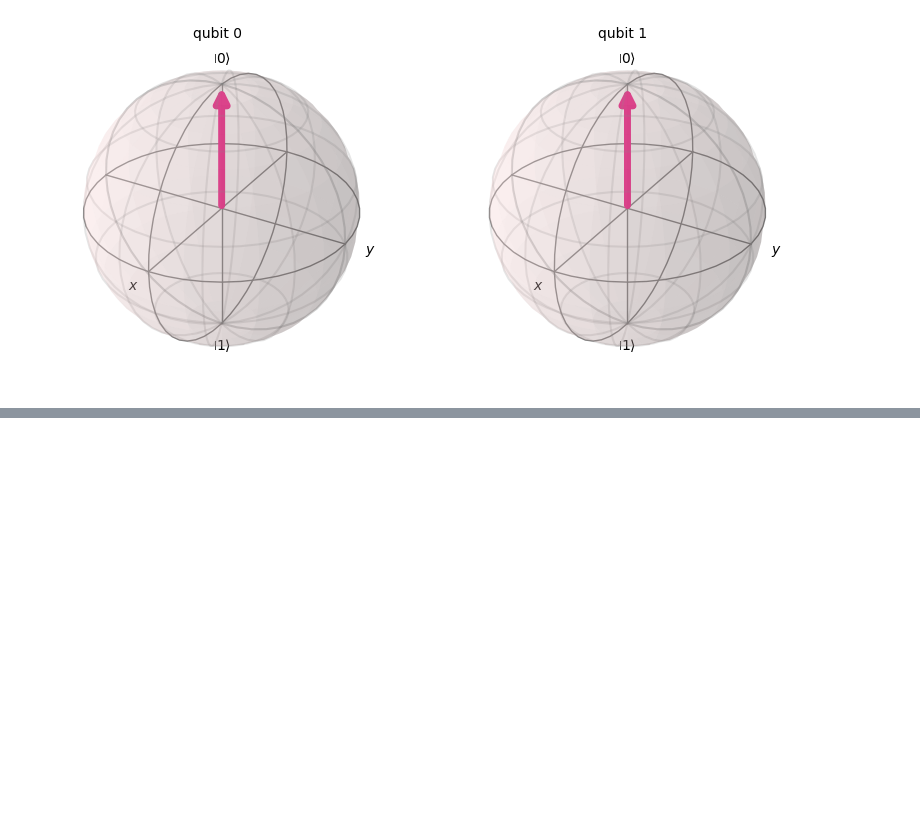
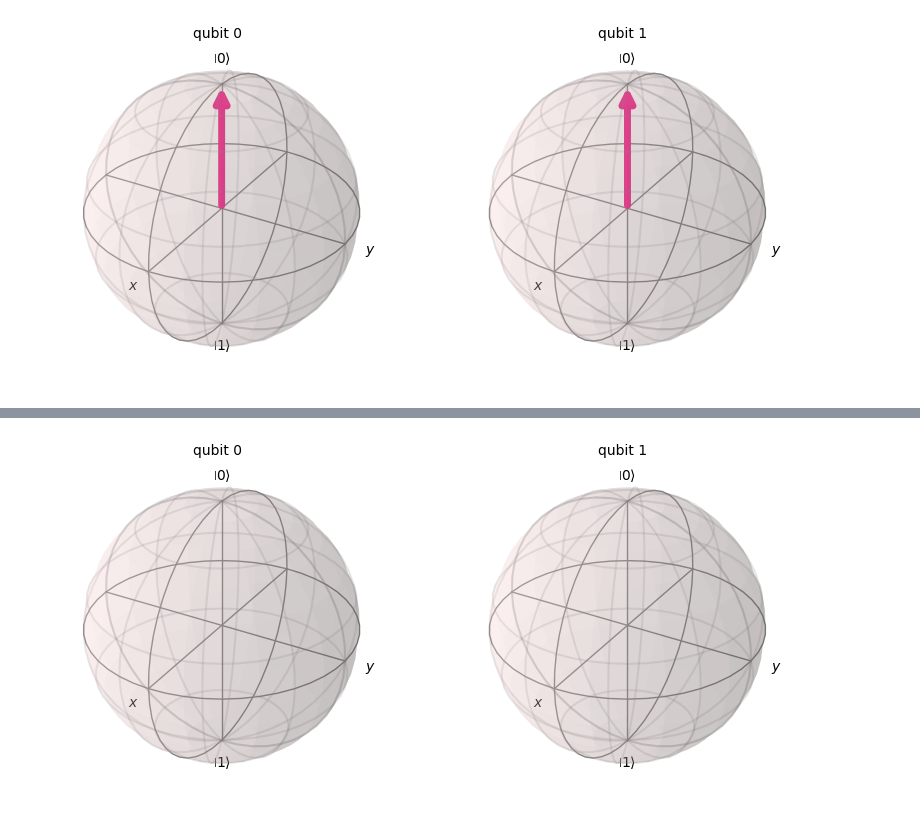
Before and after one commit to Jordi008/quantumCode, a Jupyter notebook: The Complete Quantum Computing Course/Software/PhaseAndBlochSphere.ipynb, the cells around one changed output, grey strips where cells are left out. Cells and saved outputs as stored; diff of their text form; code cells hidden in the pictures; blank space fills up the shorter version.

```diff
--- a/The Complete Quantum Computing Course/Software/PhaseAndBlochSphere.ipynb
+++ b/The Complete Quantum Computing Course/Software/PhaseAndBlochSphere.ipynb
@@ -46,0 +57,8 @@ plot_bloch_multivector(statevec)
+# %%
+circuit = QuantumCircuit(2,2)
+circuit.h(0)
+circuit.cx(0,1)
+statevec, counts = run_on_simulators(circuit)
+plot_bloch_multivector(statevec)
+# %% [output]
+[figure, added]
```
Also changed, not shown: parts of 6 cells of this notebook.
